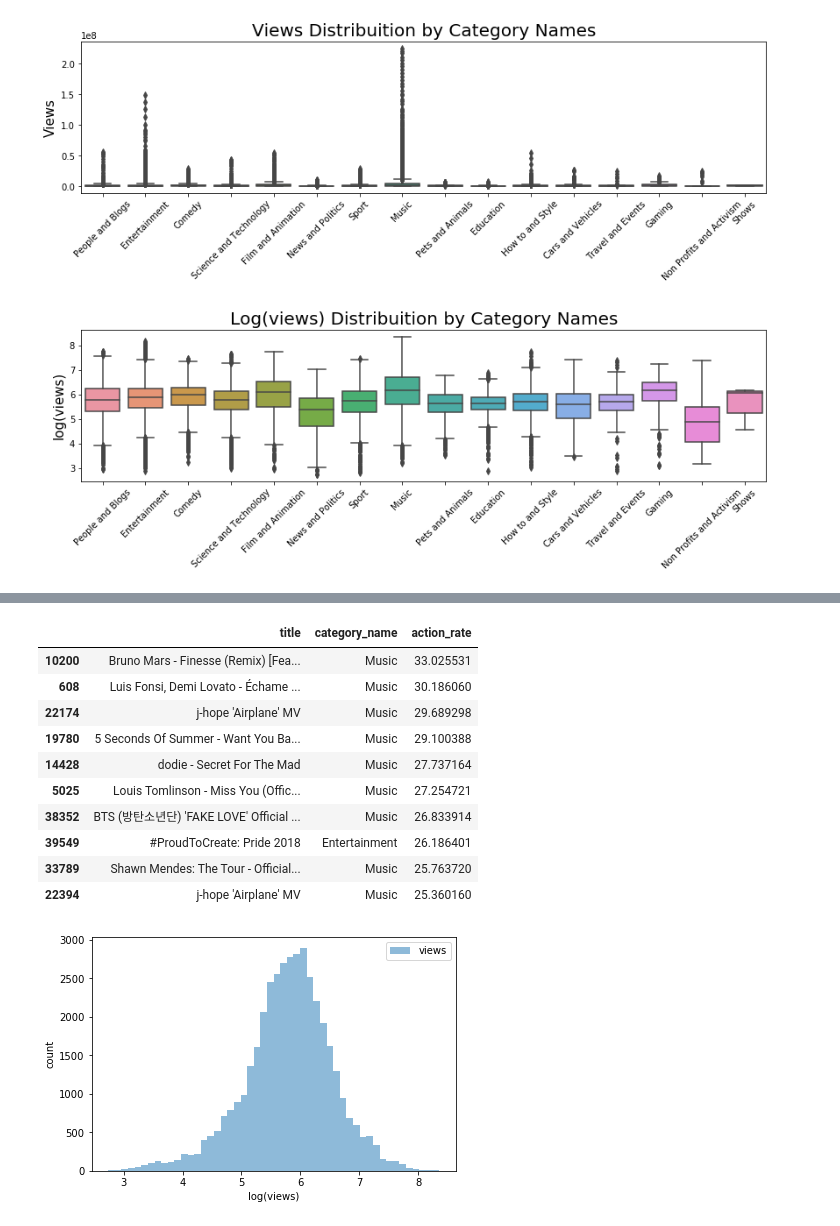
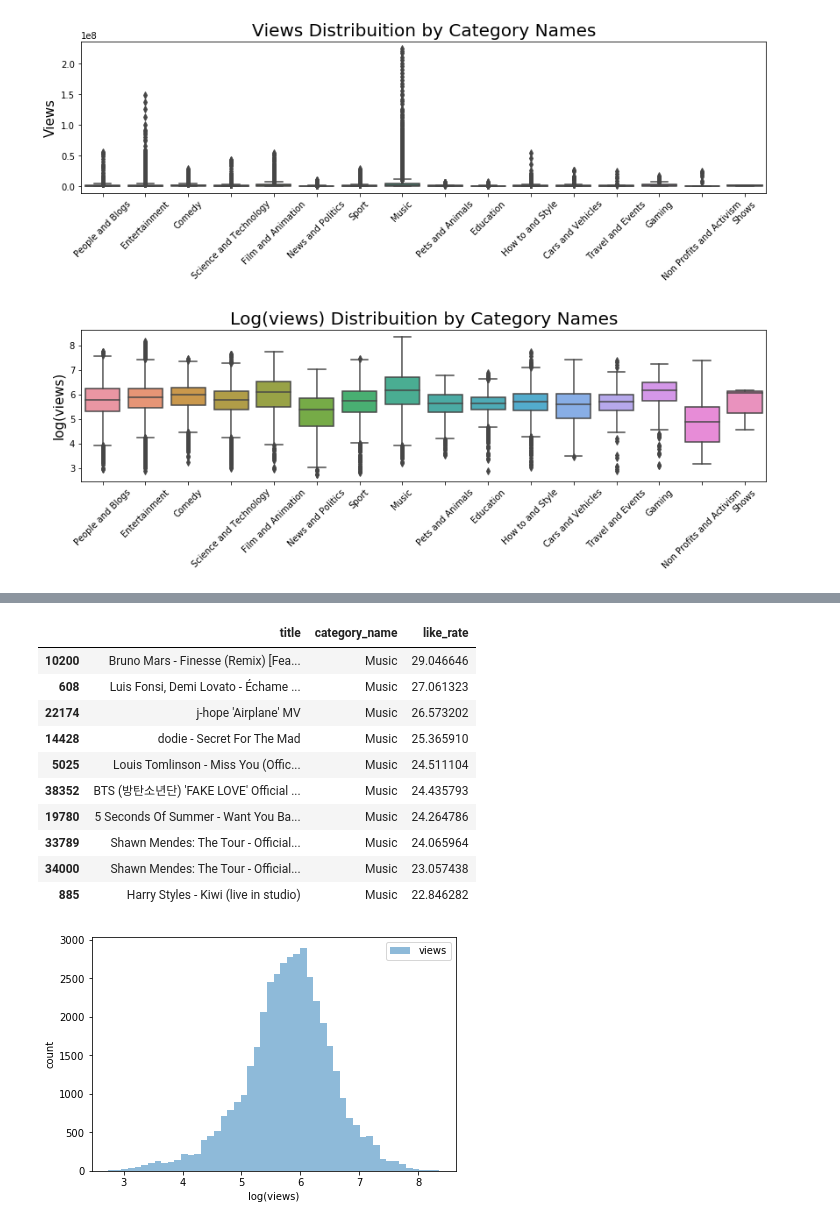
Before and after one commit to tongxinw/YouTube_video_analysis, a Jupyter notebook: process.ipynb, the cells around one changed output, grey strips where cells are left out. Saved outputs shown, nothing was run; the diff lists cells and outputs as text; code cells hidden in the pictures.

```diff
--- a/process.ipynb
+++ b/process.ipynb
@@ -17,7 +17,7 @@ df = pd.read_csv('data/USvideos.csv')
 **Preprocess Data**
 # %%
 # drop the 'video_id' since unique
-df.drop(columns=['video_id'],inplace=True)
+# df.drop(columns=['video_id'],inplace=True)
 print("Data Frame shape: ", df.shape)
 print(df.nunique())
 
@@ -98,8 +100,8 @@ is it ok to add like rate into data frame and preprocess it? (given views is the
 # add more data based on current data set
 df['like_rate'] =  df['likes'] / df['views'] * 100
 df['dislike_rate'] =  df['dislikes']/df['views'] * 100
-df['comment_rate'] =  df['comment_count'] /df['views'] * 100
-df['action_rate'] = (df['likes'] + df['dislikes'] + df['comment_count'])/df['views'] * 100
+df['comment_log'] =  np.log10(df['comment_count'])
+# df['interaction_rate'] = (df['likes'] + df['dislikes'] + df['comment_count'])/df['views'] * 100
 df['view_log'] = np.log10(df['views'])
 # %%
 df.columns
@@ -237,20 +252,20 @@ plt.show()
 # %%
-action = df.sort_values('action_rate',ascending=False)
+action = df.sort_values('like_rate',ascending=False)
 action_df = pd.DataFrame(data = action)
-action_df = action_df[['title', 'category_name', 'action_rate']]
+action_df = action_df[['title', 'category_name', 'like_rate']]
 action_df[:10]
 # %% [output]
-|  | title | category_name | action_rate |
-| 10200 | Bruno Mars - Finesse (Remix) [Fea... | Music | 33.025531 |
-| 608 | Luis Fonsi, Demi Lovato - Échame ... | Music | 30.186060 |
-| 22174 | j-hope 'Airplane' MV | Music | 29.689298 |
-| 19780 | 5 Seconds Of Summer - Want You Ba... | Music | 29.100388 |
-| 14428 | dodie - Secret For The Mad | Music | 27.737164 |
-| 5025 | Louis Tomlinson - Miss You (Offic... | Music | 27.254721 |
-| 38352 | BTS (방탄소년단) 'FAKE LOVE' Official ... | Music | 26.833914 |
-| 39549 | #ProudToCreate: Pride 2018 | Entertainment | 26.186401 |
-| 33789 | Shawn Mendes: The Tour - Official... | Music | 25.763720 |
-| 22394 | j-hope 'Airplane' MV | Music | 25.360160 |
+|  | title | category_name | like_rate |
+| 10200 | Bruno Mars - Finesse (Remix) [Fea... | Music | 29.046646 |
+| 608 | Luis Fonsi, Demi Lovato - Échame ... | Music | 27.061323 |
+| 22174 | j-hope 'Airplane' MV | Music | 26.573202 |
+| 14428 | dodie - Secret For The Mad | Music | 25.365910 |
+| 5025 | Louis Tomlinson - Miss You (Offic... | Music | 24.511104 |
+| 38352 | BTS (방탄소년단) 'FAKE LOVE' Official ... | Music | 24.435793 |
+| 19780 | 5 Seconds Of Summer - Want You Ba... | Music | 24.264786 |
+| 33789 | Shawn Mendes: The Tour - Official... | Music | 24.065964 |
+| 34000 | Shawn Mendes: The Tour - Official... | Music | 23.057438 |
+| 885 | Harry Styles - Kiwi (live in studio) | Music | 22.846282 |
 # %%
 categories = df['category_name'].unique()
 bin_range = (df['view_log'].min(),df['view_log'].max())
```
Also changed, not shown: parts of 12 cells of this notebook, 4 other files.
